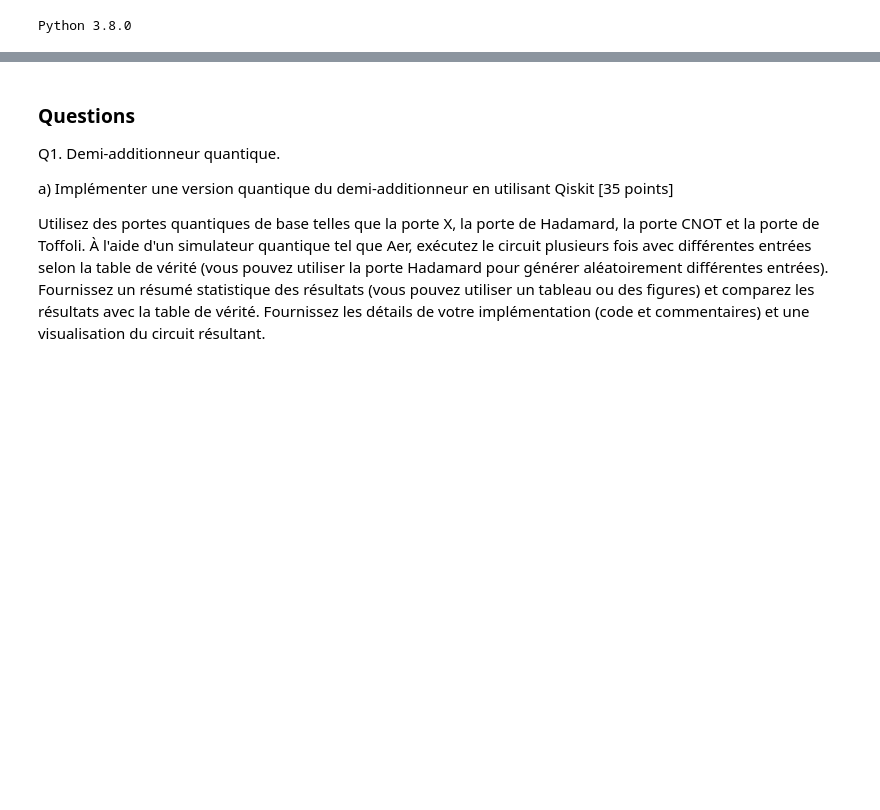
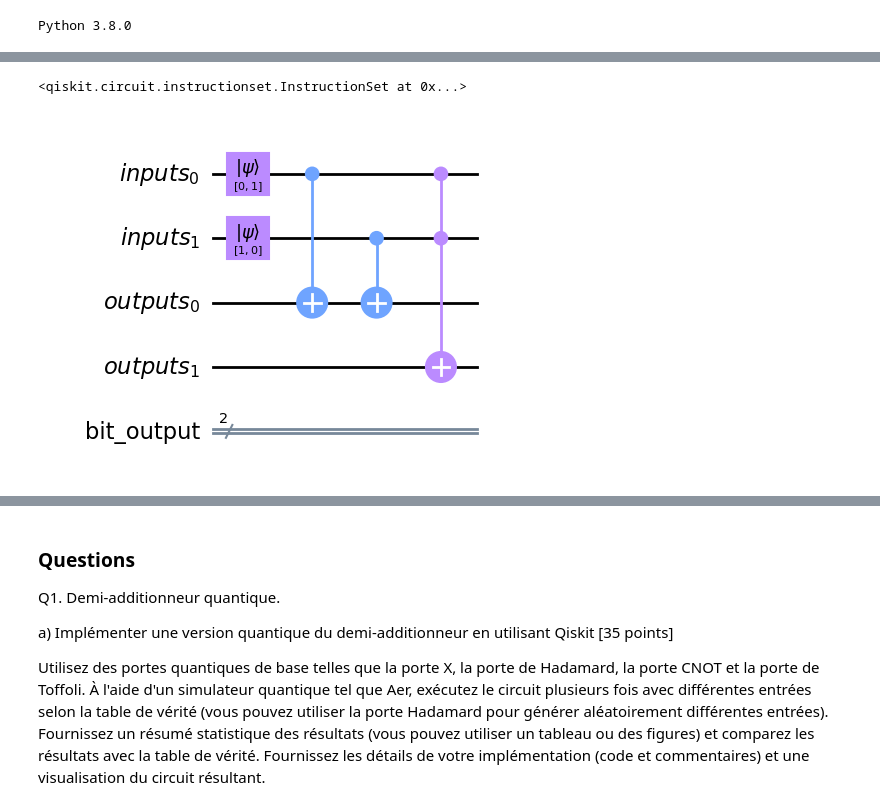
Before and after one commit to AdamNaoui/LOG6953C_TPs, a Jupyter notebook: TP1/TP1_LOG6953C.ipynb, the cells around one changed output, grey strips where cells are left out. Cells and saved outputs as stored; diff of their text form; code cells hidden in the pictures; blank space fills up the shorter version.

Commit message:
full additionneur images and notebook

```diff
--- a/TP1/TP1_LOG6953C.ipynb
+++ b/TP1/TP1_LOG6953C.ipynb
@@ -32,3 +32,26 @@ from qiskit import *
 from qiskit_aer import QasmSimulator
 from qiskit.visualization import plot_histogram, plot_state_city, plot_bloch_multivector
 from prettytable import PrettyTable
+# %%
+# Use Aer's qasm_simulator
+simulator = QasmSimulator()
+inputs = QuantumRegister(2, name='inputs')
+outputs = QuantumRegister(2, name='outputs')
+bit_output = ClassicalRegister(2, name='bit_output')
+
+# Create a Quantum Circuit acting on the q register
+circuit = QuantumCircuit(inputs, outputs, bit_output)
+
+# We initialize the gates in order to create the truth table
+circuit.initialize([0, 1], inputs[0])
+circuit.initialize([1, 0], inputs[1])
+
+circuit.cx(inputs[0], outputs[0])  # Apply CX gate to qubit A, B in order to get Sum output (classical XOR)
+circuit.cx(inputs[1], outputs[0])
+circuit.ccx(inputs[0], inputs[1], outputs[1])  # Apply CCX gate to qubit A, B, 0 in order to get Carry output (classical AND)
+# %% [output]
+<qiskit.circuit.instructionset.InstructionSet at 0x...>
+# %%
+circuit.draw(output='mpl')
+# %% [output]
+[figure, added]
```
Also changed, not shown: parts of 17 cells of this notebook, 6 other files.
